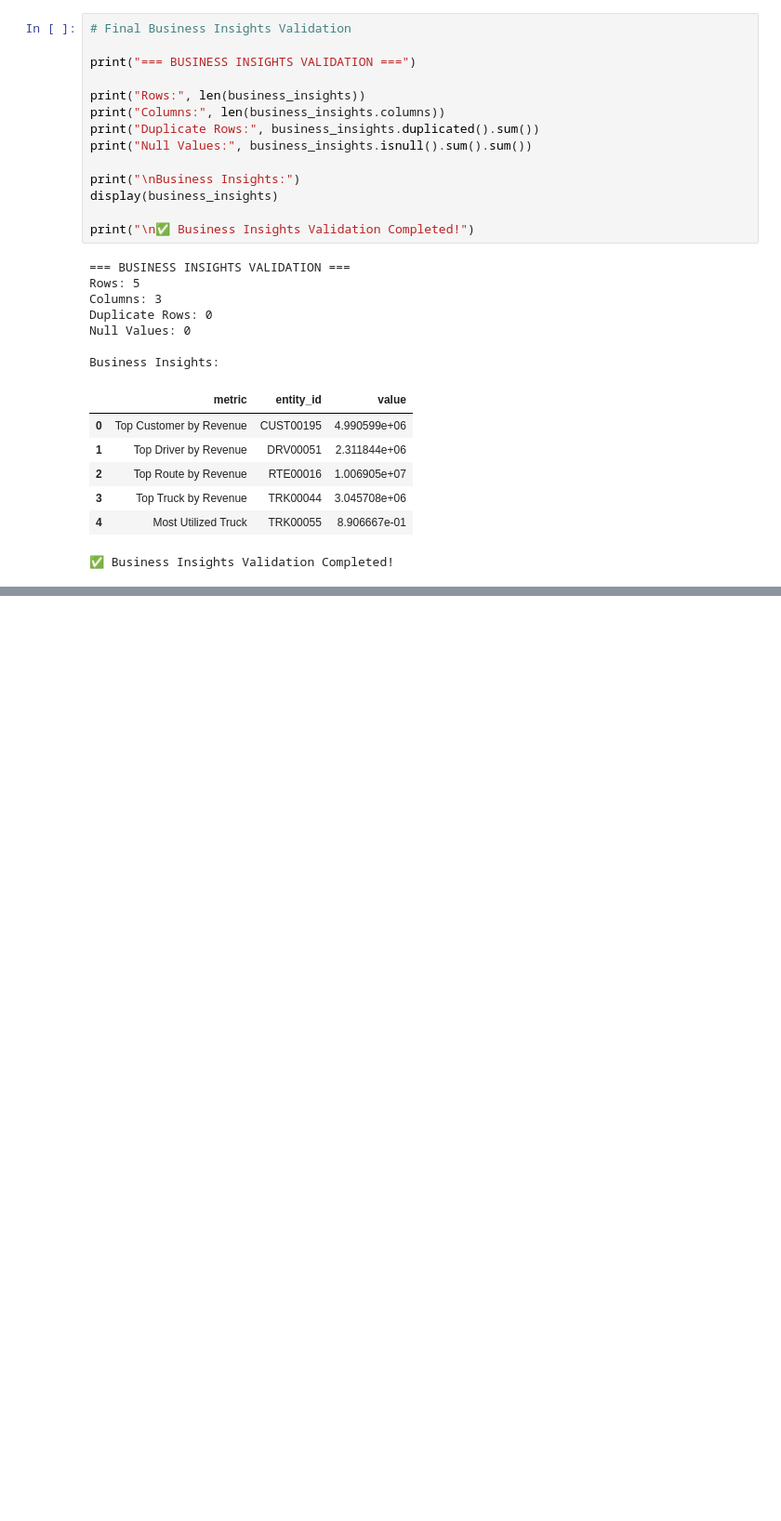
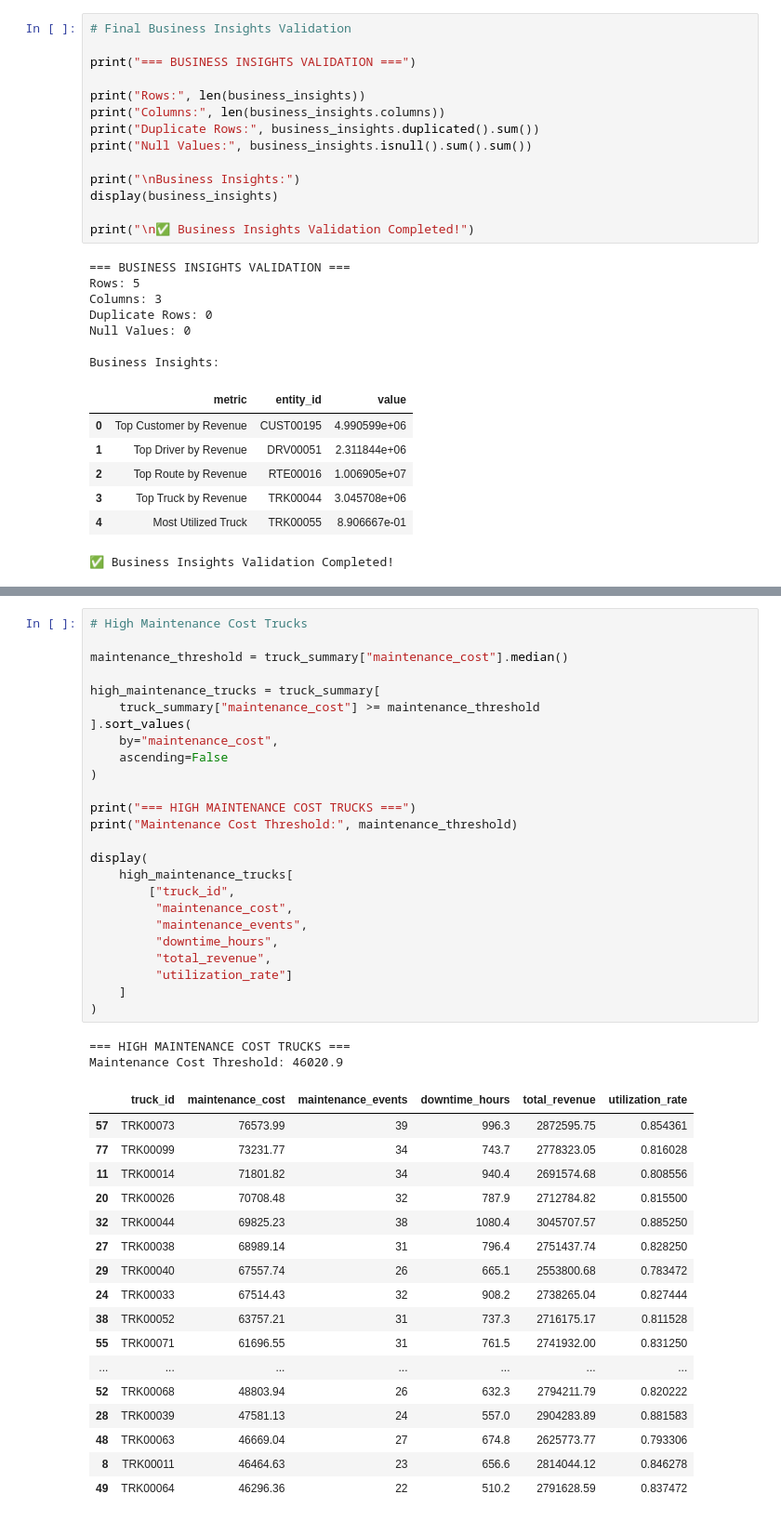
Before and after one commit to yashkolhe-data/Logistics_Data_Pipeline, a Jupyter notebook: Notebooks/03_Gold_Business_Transformation.ipynb, the cells around one changed output, grey strips where cells are left out. Shown at 93% size. Saved outputs shown, nothing was run; the diff lists cells and outputs as text; blank space fills up the shorter version.

```diff
--- a/Notebooks/03_Gold_Business_Transformation.ipynb
+++ b/Notebooks/03_Gold_Business_Transformation.ipynb
@@ -1064,0 +1391,45 @@ Business Insights:
+# %%
+# High Maintenance Cost Trucks
+
+maintenance_threshold = truck_summary["maintenance_cost"].median()
+
+high_maintenance_trucks = truck_summary[
+    truck_summary["maintenance_cost"] >= maintenance_threshold
+].sort_values(
+    by="maintenance_cost",
+    ascending=False
+)
+
+print("=== HIGH MAINTENANCE COST TRUCKS ===")
+print("Maintenance Cost Threshold:", maintenance_threshold)
+
+display(
+    high_maintenance_trucks[
+        ["truck_id",
+         "maintenance_cost",
+         "maintenance_events",
+         "downtime_hours",
+         "total_revenue",
+         "utilization_rate"]
+    ]
+)
+# %% [output]
+=== HIGH MAINTENANCE COST TRUCKS ===
+Maintenance Cost Threshold: 46020.9
+|  | truck_id | maintenance_cost | maintenance_events | downtime_hours | total_revenue | utilization_rate |
+| 57 | TRK00073 | 76573.99 | 39 | 996.3 | 2872595.75 | 0.854361 |
+| 77 | TRK00099 | 73231.77 | 34 | 743.7 | 2778323.05 | 0.816028 |
+| 11 | TRK00014 | 71801.82 | 34 | 940.4 | 2691574.68 | 0.808556 |
+| 20 | TRK00026 | 70708.48 | 32 | 787.9 | 2712784.82 | 0.815500 |
+| 32 | TRK00044 | 69825.23 | 38 | 1080.4 | 3045707.57 | 0.885250 |
+| 27 | TRK00038 | 68989.14 | 31 | 796.4 | 2751437.74 | 0.828250 |
+| 29 | TRK00040 | 67557.74 | 26 | 665.1 | 2553800.68 | 0.783472 |
+| 24 | TRK00033 | 67514.43 | 32 | 908.2 | 2738265.04 | 0.827444 |
+| 38 | TRK00052 | 63757.21 | 31 | 737.3 | 2716175.17 | 0.811528 |
+| 55 | TRK00071 | 61696.55 | 31 | 761.5 | 2741932.00 | 0.831250 |
+| ... | ... | ... | ... | ... | ... | ... |
+| 52 | TRK00068 | 48803.94 | 26 | 632.3 | 2794211.79 | 0.820222 |
+| 28 | TRK00039 | 47581.13 | 24 | 557.0 | 2904283.89 | 0.881583 |
+| 48 | TRK00063 | 46669.04 | 27 | 674.8 | 2625773.77 | 0.793306 |
+| 8 | TRK00011 | 46464.63 | 23 | 656.6 | 2814044.12 | 0.846278 |
+| 49 | TRK00064 | 46296.36 | 22 | 510.2 | 2791628.59 | 0.837472 |
```
Also changed, not shown: parts of 15 cells of this notebook, 1 other file.
